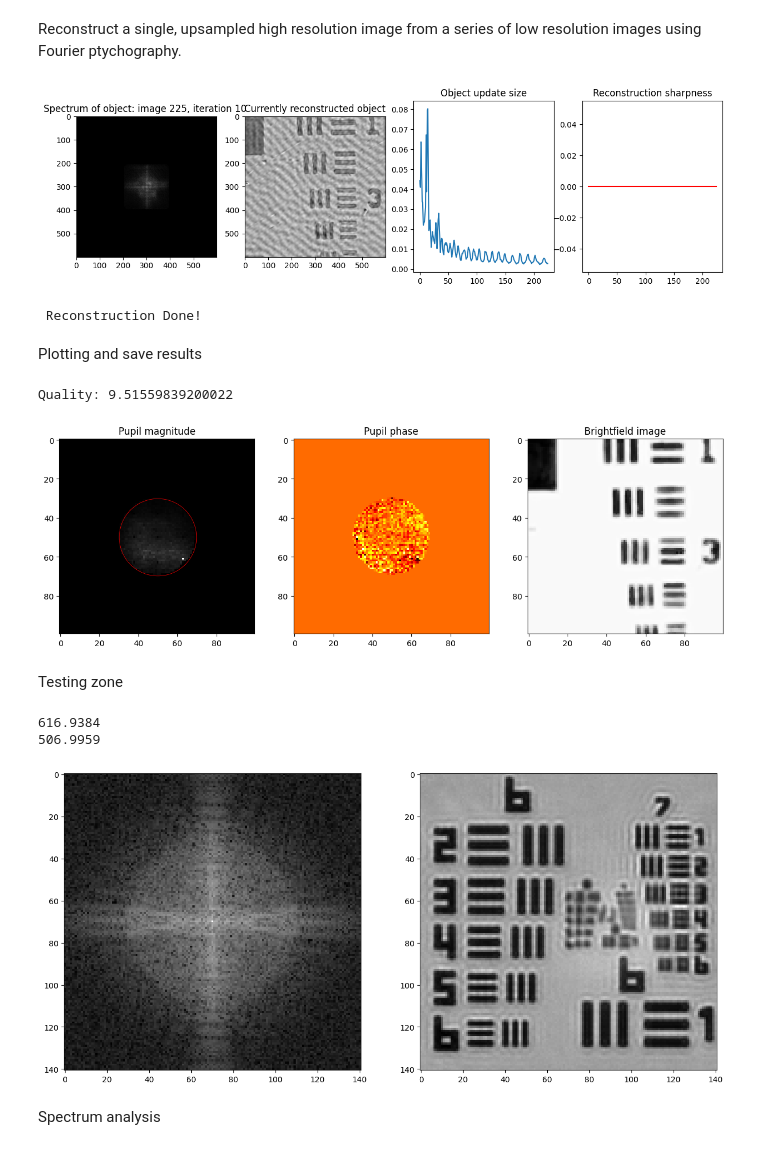
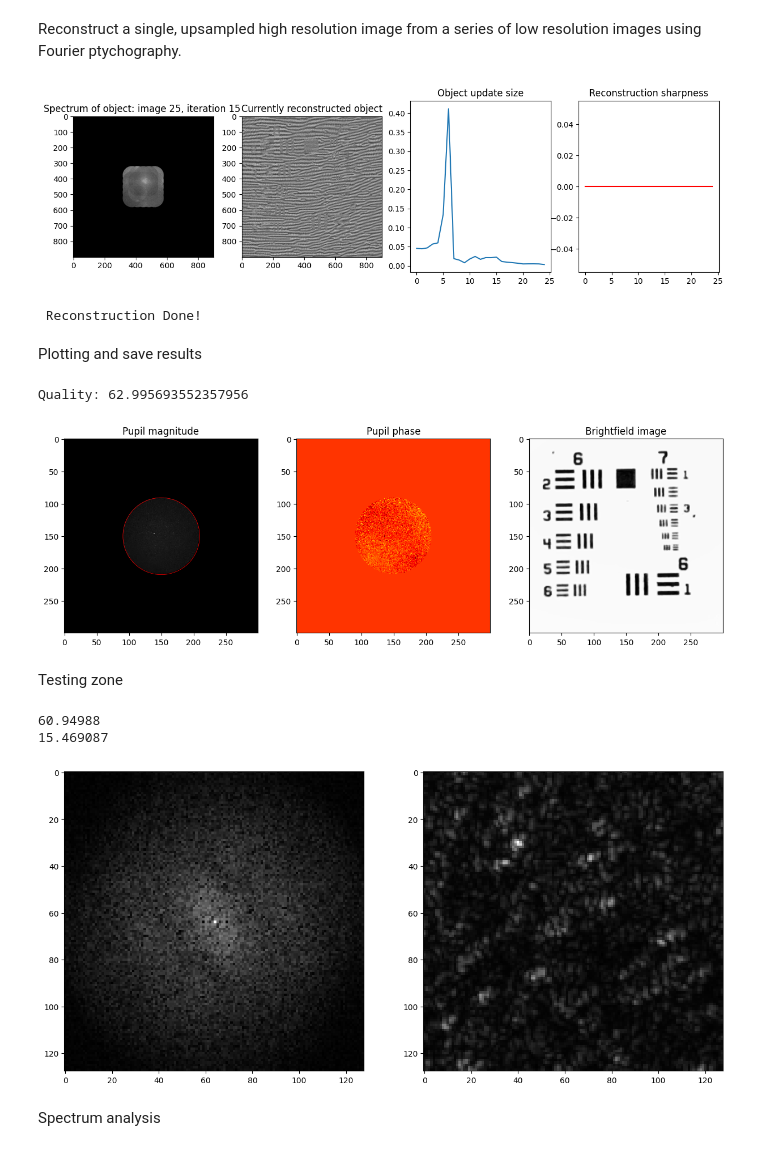
Before and after one commit to willtaylor072/Will_Taylor_FPM_4YP-main, a Jupyter notebook: reconstruction.ipynb, the cells around one changed output. Drawn from its saved outputs; the diff is of its cells as text; code cells hidden in the pictures.

```diff
--- a/reconstruction.ipynb
+++ b/reconstruction.ipynb
@@ -18,10 +18,10 @@ importlib.reload(fpm)
 
 # Load image data into an array
 data_path = 'data/usaf_1'
-grid_size = 15 # 1 -> 16, determines how many images to reconstruct with, beyond 12x12 grid images are mostly useless
-img_size = 100 # Size of low res image (original or crop)
-crop_x = 150 # From left
-crop_y = 50 # From top
+grid_size = 5 # 1 -> 16, determines how many images to reconstruct with, beyond 12x12 grid images are mostly useless
+img_size = 300 # Size of low res image (original or crop)
+crop_x = 0 # From left
+crop_y = 0 # From top
 
 num_images = grid_size**2
 images = np.zeros((img_size,img_size,num_images)) # Initialise array for storing images
@@ -64,12 +64,12 @@ sampling_ratio = f_sampling / f_cutoff
 x,y = np.meshgrid(np.linspace(-sampling_ratio,sampling_ratio,img_size), np.linspace(-sampling_ratio,sampling_ratio,img_size))
 theta,r = np.arctan2(y,x), np.sqrt(x**2 + y**2) # Polar coordinates
 pupil_radius = (1/sampling_ratio) * (img_size/2) # Diagnostics
-pupil = r<1 # Binary mask for frequencies below cutoff frequency (higher frequencies cannot be resolved due to diffraction)
+pupil_binary = r<1 # Binary mask for frequencies below cutoff frequency (higher frequencies cannot be resolved due to diffraction)
 
 # Initial object estimate (using first image)
 img = np.sqrt(images[:,:,0]) # Amplitude of central image
 F_img = fpm.FT(img) # Fourier transformed image (with shift)
-F_img = F_img * pupil # Apply pupil function
+F_img = F_img * pupil_binary # Apply pupil function
 pad_width = int((obj_size - img_size) / 2) # Padding to make correct size
 obj = np.pad(F_img,pad_width,'constant',constant_values=0) # Initial object in frequency domain
 
@@ -78,26 +78,16 @@ fig, axes = plt.subplots(1,4,figsize=(15,4))
 
 # Set parameters for reconstruction algorithm
 options = {
-    'max_iter': 10, # Number of iterations
-    'alpha': 1, # Regularisation parameter for object update, <10
+    'max_iter': 15, # Number of iterations
+    'alpha': 0.1, # Regularisation parameter for object update, <10
     'beta': 1, # Regularisation parameter for pupil update, >1
     'plot_mode': 3, # 0, off; 2, plot every image; 3, plot every iteration (notebook version)
-    'update_method': 1, # 1, Quasi-Newton object and pupil updates; 2, EPRY object and pupil updates (faster)
+    'update_method': 2, # 1, Quasi-Newton object and pupil updates (stable); 2, EPRY object and pupil updates (faster)
     'LED_correction': False, # Adjust LED wavevectors / positions (kx,ky)
 }
 
 # Reconstruction with calculated kx and ky (quickstart)
-# rec_obj,rec_pupil,kx_updated,ky_updated = fpm.reconstruct(images, kx, ky, obj, pupil, options, fig, axes)
-# np.save(os.path.join(data_path,'kx_updated'),kx_updated)
-# np.save(os.path.join(data_path,'ky_updated'),ky_updated)
-
-# Reconstruction with loaded / optimal kx and ky (optimal values depend on crop size)
-# kx = np.load(os.path.join(data_path,'kx_updated.npy'))
-# ky = np.load(os.path.join(data_path,'ky_updated.npy'))
-# rec_obj,rec_pupil,_,_ = reconstruct(images, kx, ky, obj, pupil, options, fig, axes)
-
-# Reconstruction with known or recovered pupil function
-rec_obj,rec_pupil,kx_updated,ky_updated = fpm.reconstruct(images, kx, ky, obj, rec_pupil, options, fig, axes)
+rec_obj,rec_pupil,_,_ = fpm.reconstruct(images, kx, ky, obj, pupil_binary, options, fig, axes, pupil=None)
 
 ########################
 # Quality assessment
@@ -110,7 +100,7 @@ rec_obj,rec_pupil,kx_updated,ky_updated = fpm.reconstruct(images, kx, ky, obj, r
 # quality = laplacian.var() * 100000
 # print(f'Quality: {quality}')
 # %% [output]
-[figure, old version]
+[figure, new version]
  Reconstruction Done!
 # %% [markdown]
 Plotting and save results
@@ -127,18 +117,18 @@ pupil_mag = np.abs(rec_pupil)
 pupil_arg = np.angle(rec_pupil)
 
 # Show object
-axes[0].imshow(obj_mag,cmap='gray')
-axes[0].set_title('Object magnitude')
-axes[1].imshow(obj_arg, cmap='gray') # Heatmap for phase information
-axes[1].set_title('Object phase')
+# axes[0].imshow(obj_mag,cmap='gray')
+# axes[0].set_title('Object magnitude')
+# axes[1].imshow(obj_arg, cmap='gray') # Heatmap for phase information
+# axes[1].set_title('Object phase')
 
-# # Show pupil
-# axes[0].imshow(pupil_mag,cmap='gray')
-# axes[0].set_title('Pupil magnitude')
-# axes[1].imshow(pupil_arg, cmap='hot') # Heatmap for phase information
-# axes[1].set_title('Pupil phase')
-# circle = patches.Circle((img_size//2,img_size//2),radius=pupil_radius,linewidth =0.5, edgecolor='red',facecolor='none')
-# axes[0].add_patch(circle) # Ensure pupil radius is correct
+# Show pupil
+axes[0].imshow(pupil_mag,cmap='gray')
+axes[0].set_title('Pupil magnitude')
+axes[1].imshow(pupil_arg, cmap='hot') # Heatmap for phase information
+axes[1].set_title('Pupil phase')
+circle = patches.Circle((img_size//2,img_size//2),radius=pupil_radius,linewidth =0.5, edgecolor='red',facecolor='none')
+axes[0].add_patch(circle) # Ensure pupil radius is correct
 
 # Show brighfield
 axes[2].imshow(brightfield, cmap='gray')
@@ -168,8 +158,8 @@ obj_arg.save('results/recent/phase.png',format='PNG')
 bf = Image.open(os.path.join(data_path,'brightfield.png'))
 bf.save('results/recent/brightfield.png')
 # %% [output]
-Quality: 9.51559839200022
+Quality: 62.995693552357956
-[figure, old version]
+[figure, new version]
 # %% [markdown]
 Testing zone
 # %%
@@ -180,7 +170,7 @@ Testing zone
 # plt.title('LED positions (original and corrected)')
 
 # Plot and inspect an image
-i = 0
+i = 50
 img = images[:,:,i]
 fig, axes = plt.subplots(1, 2, figsize=(15,15))
 axes[0].imshow(np.log(np.abs(fpm.FT(img)) + 1), cmap='gray') # Show FT with log scale
@@ -208,36 +198,36 @@ print(np.std(img)*1000) # Not a great metric due to small range
 # plt.legend()
 # plt.show()
 
 # # Dynamic range heat map
 # threshold = 30 # Set to 0 to see every image in heatmap
 # # Initialize dynamic ranges and define a 2D grid size based on your x, y locations
 # img_ranges = np.zeros(num_images)
 # for i in range(num_images):
 #     img = images[:, :, i]
 #     max_val = np.max(img) * 256
 #     min_val = np.min(img) * 256
 #     img_ranges[i] = max_val - min_val  # Store the dynamic range for each image
 # # Create a 2D heatmap based on x, y coordinates
 # heatmap = np.zeros((np.max(y_coords)+1, np.max(x_coords)+1))
 # good_images = np.zeros(num_images) # At most will have num_images good images
 # for i in range(num_images):
 #     if img_ranges[i] >= threshold:
 #         heatmap[y_coords[i], x_coords[i]] = img_ranges[i]  # Assign the dynamic range value at (x, y)
 #         good_images[i] = i # Remember image number
 #     else:
 #         good_images[i] = None # Use none to avoid ambiguity with 0
 # print(good_images)
 # # Plot the heatmap
 # plt.imshow(heatmap, cmap='hot', origin='lower')
 # plt.colorbar(label='Dynamic Range')
 # plt.xlabel('X Coordinate')
 # plt.ylabel('Y Coordinate')
 # plt.title('Dynamic Range Heatmap')
 # plt.show()
 # %% [output]
-616.9384
-506.9959
+60.94988
+15.469087
-[figure, old version]
+[figure, new version]
 # %% [markdown]
 Spectrum analysis
 # %%
```
Also changed, not shown: parts of 3 cells of this notebook, 7 other files.
